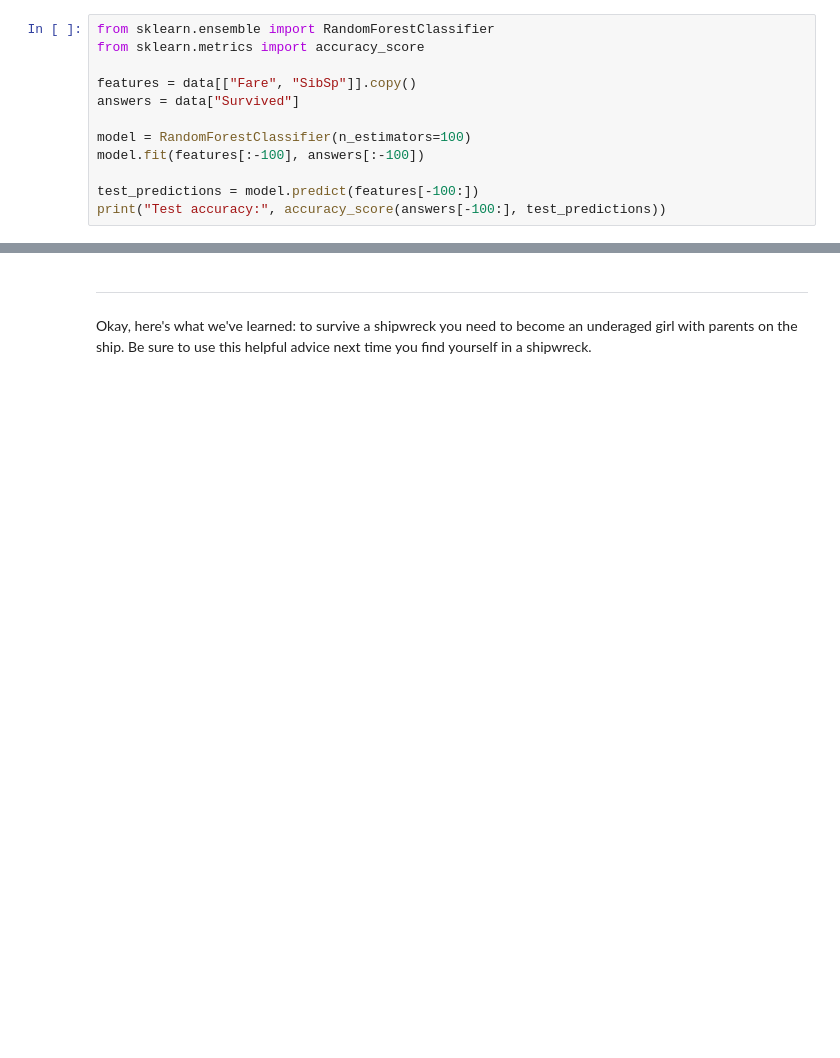
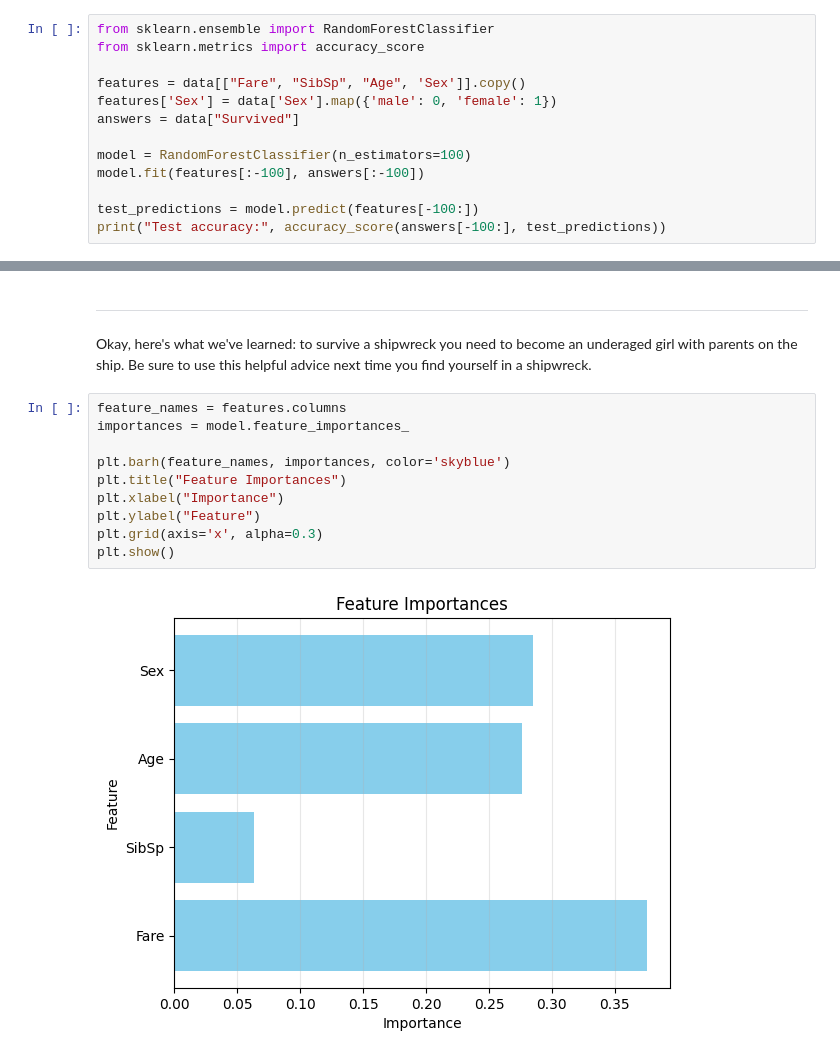
Before and after one commit to Skiftare/Practical_RL_shad, a Jupyter notebook: week01_intro/primer_python_for_ml/recap_ml.ipynb, the cells around one changed output, grey strips where cells are left out. Saved outputs shown, nothing was run; the diff lists cells and outputs as text; blank space fills up the shorter version.

```diff
--- a/week01_intro/primer_python_for_ml/recap_ml.ipynb
+++ b/week01_intro/primer_python_for_ml/recap_ml.ipynb
@@ -530,7 +640,8 @@ It also contains utilities for feature extraction, quality estimation or cross-v
 from sklearn.ensemble import RandomForestClassifier
 from sklearn.metrics import accuracy_score
 
-features = data[["Fare", "SibSp"]].copy()
+features = data[["Fare", "SibSp", "Age", 'Sex']].copy()
+features['Sex'] = data['Sex'].map({'male': 0, 'female': 1})
 answers = data["Survived"]
 
 model = RandomForestClassifier(n_estimators=100)
@@ -558,3 +669,15 @@ Here are more resources for sklearn:
 
 
 Okay, here's what we've learned: to survive a shipwreck you need to become an underaged girl with parents on the ship. Be sure to use this helpful advice next time you find yourself in a shipwreck.
+# %%
+feature_names = features.columns
+importances = model.feature_importances_
+
+plt.barh(feature_names, importances, color='skyblue')
+plt.title("Feature Importances")
+plt.xlabel("Importance")
+plt.ylabel("Feature")
+plt.grid(axis='x', alpha=0.3)
+plt.show()
+# %% [output]
+[figure, added]
```
Also changed, not shown: parts of 25 cells of this notebook.
